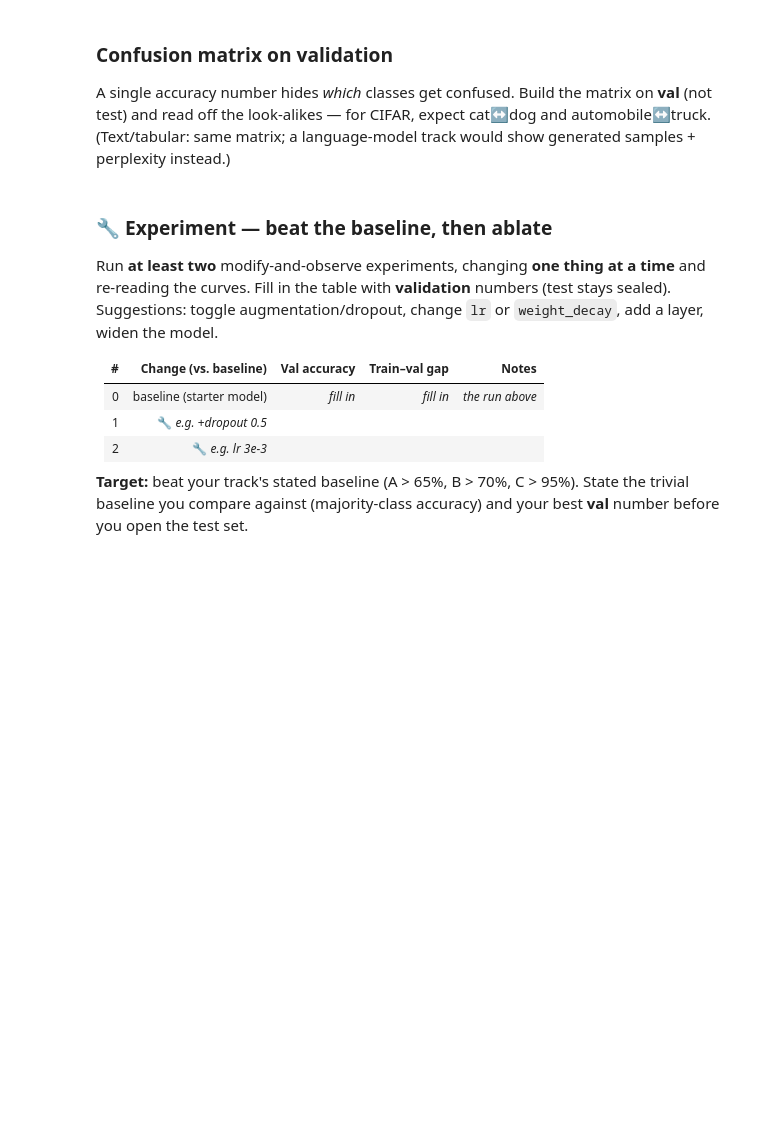
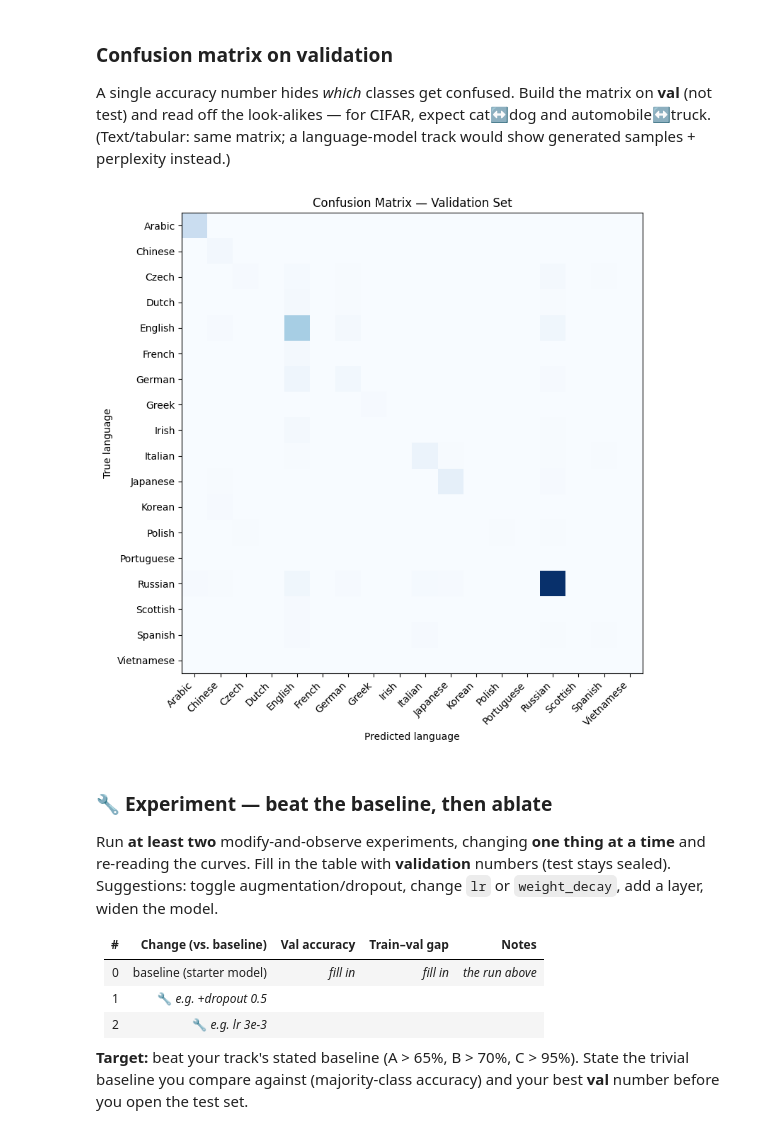
Before and after one commit to taehubhub-commits/Deeplearn_sittipan, a Jupyter notebook: deeplearn_text.ipynb, the cells around one changed output. Cells and saved outputs as stored; diff of their text form; code cells hidden in the pictures; blank space fills up the shorter version.

```diff
--- a/deeplearn_text.ipynb
+++ b/deeplearn_text.ipynb
@@ -519,3 +580,44 @@ for c, r in sorted(zip(classes, recall.tolist()), key=lambda t: t[1]):
+# %%
+
+import torch
+
+def confusion_matrix(model, loader, n_classes):
+    cm = torch.zeros(n_classes, n_classes, dtype=torch.int64)
+    device = next(model.parameters()).device
+
+    model.eval()
+
+    with torch.no_grad():
+        for x, y in loader:
+            # ย้ายข้อมูลไปยัง device เดียวกับโมเดล
+            x = x.to(device)
+            y = y.to(device)
+
+            logits = model(x)
+            preds = logits.argmax(dim=1)
+
+            # เก็บผล Confusion Matrix บน CPU
+            for true_label, pred_label in zip(y, preds):
+                cm[true_label.item(), pred_label.item()] += 1
+
+    return cm
+# %%
+cm = confusion_matrix(model, val_loader, len(classes))
+
+fig, ax = plt.subplots(figsize=(10, 8))
+ax.imshow(cm, cmap="Blues")
+ax.set_xticks(range(len(classes)))
+ax.set_xticklabels(classes, rotation=45, ha="right")
+ax.set_yticks(range(len(classes)))
+ax.set_yticklabels(classes)
+ax.set_xlabel("Predicted language")
+ax.set_ylabel("True language")
+ax.set_title("Confusion Matrix — Validation Set")
+
+plt.tight_layout()
+plt.show()
+# %% [output]
+[figure, added]
 # %% [markdown]
 ### 🔧 Experiment — beat the baseline, then ablate
 
```
Also changed, not shown: parts of 10 cells of this notebook.
